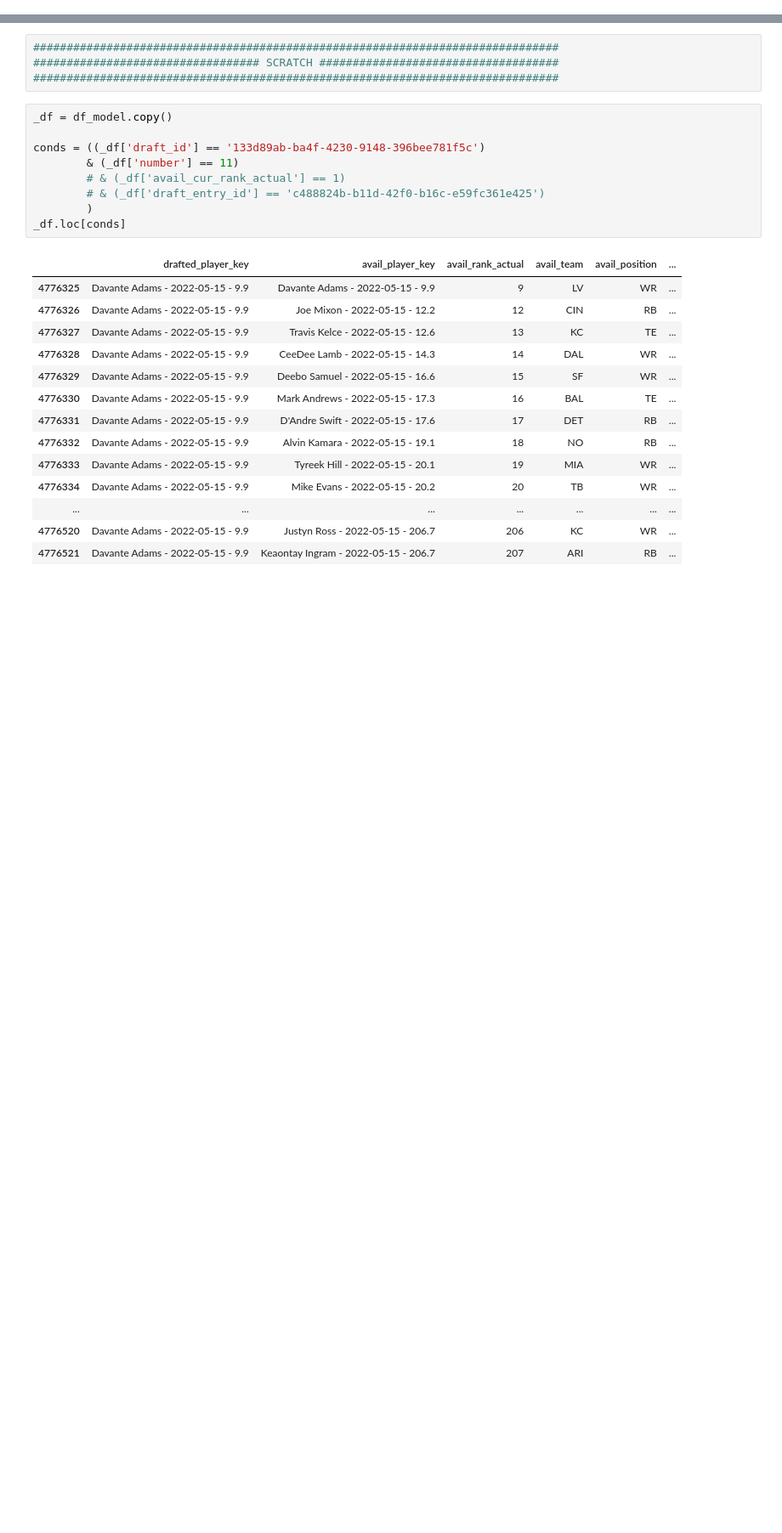
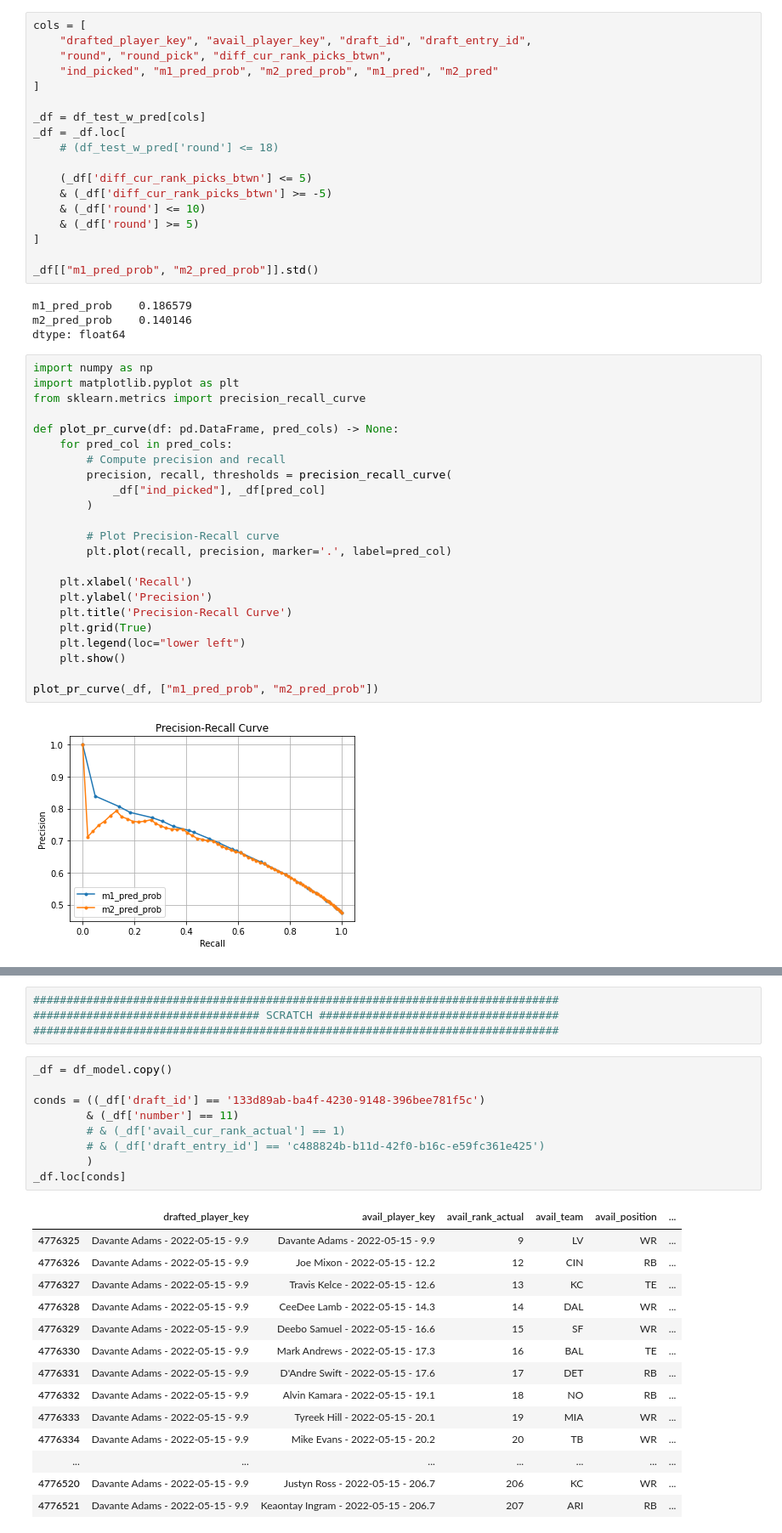
Before and after one commit to ConnorDeLong/Underdog-FF-Draft-Prediction, a Jupyter notebook: UD_draft_model/modeling/create_model.ipynb, the cells around one changed output, grey strips where cells are left out. Shown: that part at 85% size. Saved outputs shown, nothing was run; the diff lists cells and outputs as text; blank space fills up the shorter version.

```diff
--- a/UD_draft_model/modeling/create_model.ipynb
+++ b/UD_draft_model/modeling/create_model.ipynb
@@ -189,0 +287,47 @@ loss
+# %%
+cols = [
+    "drafted_player_key", "avail_player_key", "draft_id", "draft_entry_id",
+    "round", "round_pick", "diff_cur_rank_picks_btwn",
+    "ind_picked", "m1_pred_prob", "m2_pred_prob", "m1_pred", "m2_pred"
+]
+
+_df = df_test_w_pred[cols]
+_df = _df.loc[
+    # (df_test_w_pred['round'] <= 18)
+
+    (_df['diff_cur_rank_picks_btwn'] <= 5)
+    & (_df['diff_cur_rank_picks_btwn'] >= -5)
+    & (_df['round'] <= 10)
+    & (_df['round'] >= 5)
+]
+
+_df[["m1_pred_prob", "m2_pred_prob"]].std()
+# %% [output]
+m1_pred_prob    0.186579
+m2_pred_prob    0.140146
+dtype: float64
+# %%
+import numpy as np
+import matplotlib.pyplot as plt
+from sklearn.metrics import precision_recall_curve
+
+def plot_pr_curve(df: pd.DataFrame, pred_cols) -> None:
+    for pred_col in pred_cols:
+        # Compute precision and recall
+        precision, recall, thresholds = precision_recall_curve(
+            _df["ind_picked"], _df[pred_col]
+        )
+
+        # Plot Precision-Recall curve
+        plt.plot(recall, precision, marker='.', label=pred_col)
+
+    plt.xlabel('Recall')
+    plt.ylabel('Precision')
+    plt.title('Precision-Recall Curve')
+    plt.grid(True)
+    plt.legend(loc="lower left")
+    plt.show()
+
+plot_pr_curve(_df, ["m1_pred_prob", "m2_pred_prob"])
+# %% [output]
+[figure, added]
```
Also changed, not shown: parts of 13 cells of this notebook, 6 other files.
